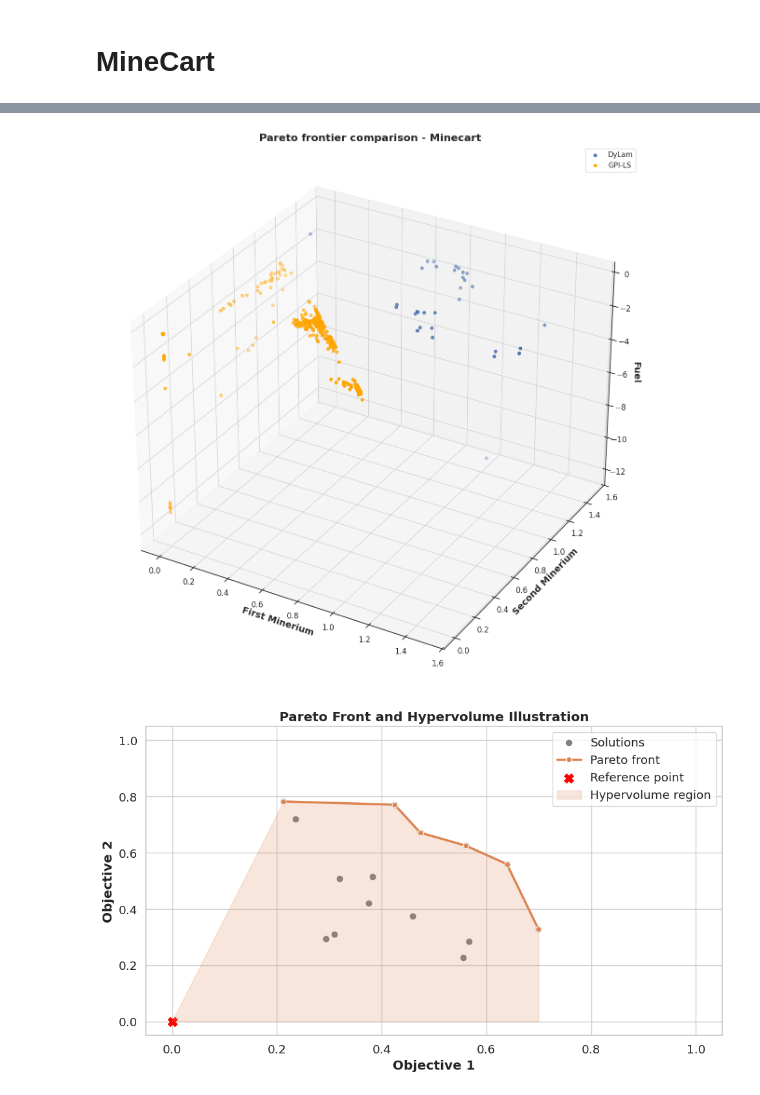
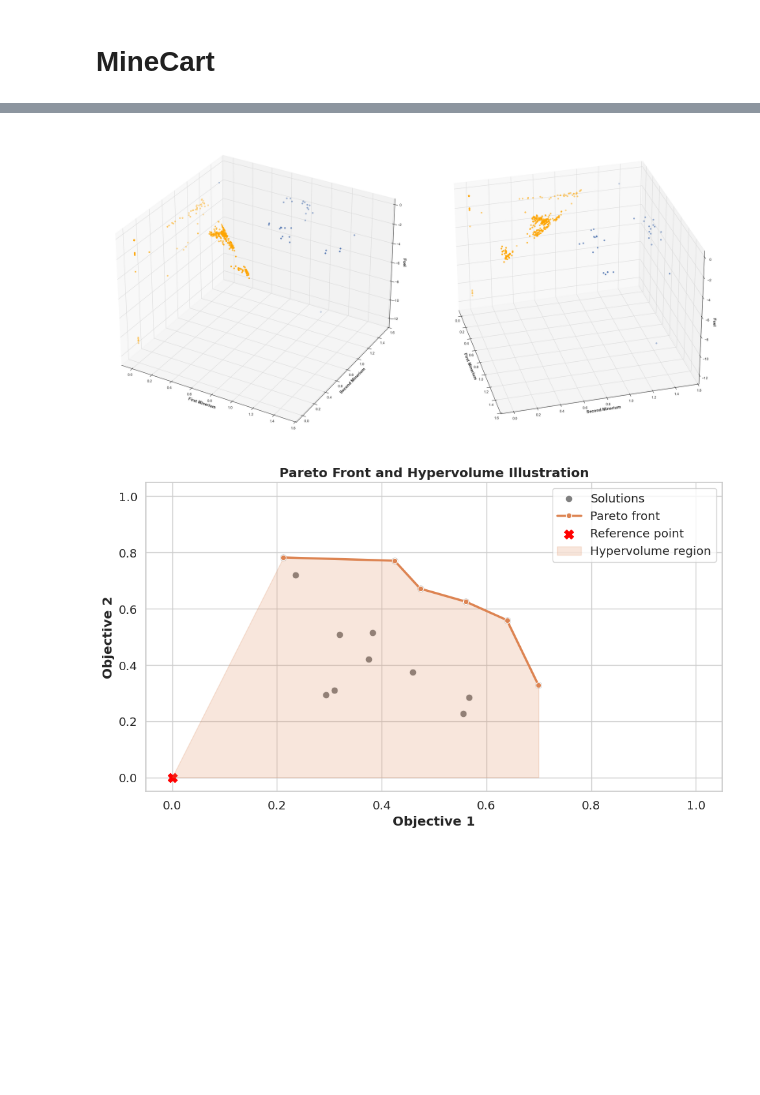
Before and after one commit to goncamateus/dylam, a Jupyter notebook: result_analysis/pareto.ipynb, the cells around one changed output, grey strips where cells are left out. Cells and saved outputs as stored; diff of their text form; code cells hidden in the pictures; blank space fills up the shorter version.

Commit message:
FEAT: different poses for minecart

```diff
--- a/result_analysis/pareto.ipynb
+++ b/result_analysis/pareto.ipynb
@@ -4,6 +4,7 @@ import numpy as np
 import pandas as pd
 import seaborn as sns
 from typing import List, Union
+plt.rcParams["animation.html"] = "jshtml"  # ou "html5"
 # %%
 from matplotlib import font_manager
 
@@ -215,34 +216,64 @@ GPI-LS HV(log10): 8.196497312305704 | Cardinality: 500
 DyLam HV(log10): 8.714289123131962 | Cardinality: 32
 # %%
-# Plot 3D DyLam data
-ax = plt.figure(figsize=(15, 15)).add_subplot(projection="3d")
-ax.set_xlabel("First Minerium")
-ax.set_ylabel("Second Minerium")
-ax.set_zlabel("Fuel", rotation=270)
+# Create figure with two subplots side by side
+fig = plt.figure(figsize=(30, 15))
 
-ax.scatter(
+# First subplot - default view
+ax1 = fig.add_subplot(121, projection="3d")
+ax1.set_xlabel("First Minerium")
+ax1.set_ylabel("Second Minerium")
+ax1.set_zlabel("Fuel", rotation=270)
+
+ax1.scatter(
     dylam_pareto[:, 0],
     dylam_pareto[:, 1],
     dylam_pareto[:, 2],
     c="b",
     marker="o",
     label="DyLam",
 )
 
-ax.scatter(
+ax1.scatter(
     gpi_pareto["objective_1"],
     gpi_pareto["objective_2"],
     gpi_pareto["objective_3"],
     c="orange",
     marker="o",
     label="GPI-LS",
 )
 
-plt.legend()
-plt.title("Pareto frontier comparison - Minecart")
+ax1.view_init(elev=30, azim=-60)  # Default view
+
+# Second subplot - custom view
+ax2 = fig.add_subplot(122, projection="3d")
+ax2.set_xlabel("First Minerium")
+ax2.set_ylabel("Second Minerium")
+ax2.set_zlabel("Fuel", rotation=270)
+
+ax2.scatter(
+    dylam_pareto[:, 0],
+    dylam_pareto[:, 1],
+    dylam_pareto[:, 2],
+    c="b",
+    marker="o",
+    label="DyLam",
+)
+
+ax2.scatter(
+    gpi_pareto["objective_1"],
+    gpi_pareto["objective_2"],
+    gpi_pareto["objective_3"],
+    c="orange",
+    marker="o",
+    label="GPI-LS",
+)
+
+ax2.view_init(elev=30, azim=-15)  # Custom view
+
+plt.tight_layout()
 plt.savefig("minecart/minecart_pareto.pdf", format="pdf", bbox_inches="tight")
 # %% [output]
-[figure, old version]
+[figure, new version]
 # %%
 import numpy as np
 import matplotlib.pyplot as plt
```
Also changed, not shown: parts of 1 cell of this notebook, 3 other files.
